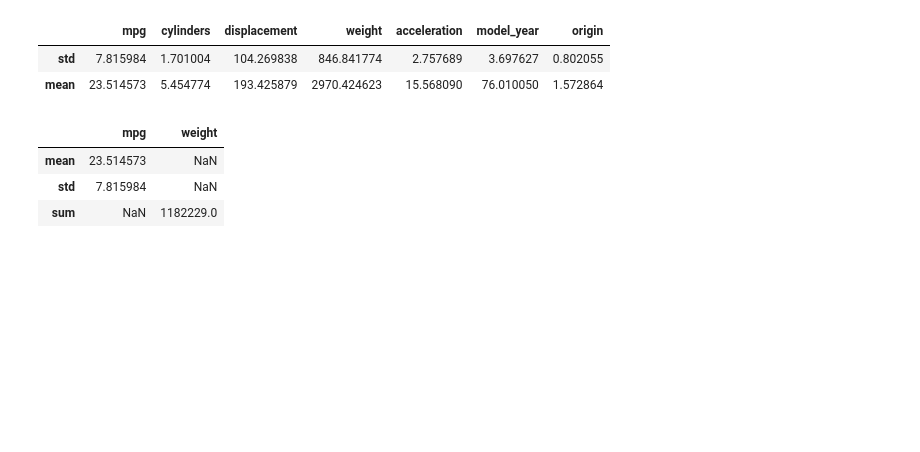
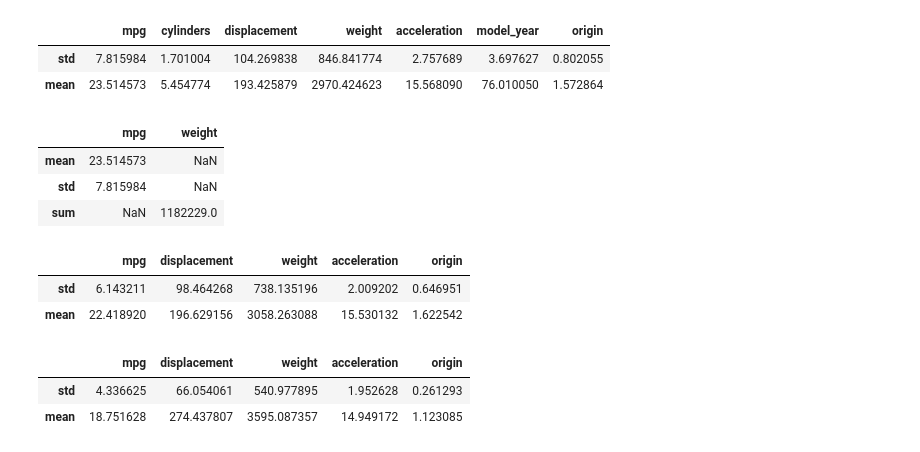
Before and after one commit to Akash-1gif/ml_practice, a Jupyter notebook: pandas/9_exploring_groupby_method.ipynb, the cells around one changed output. Drawn from its saved outputs; the diff is of its cells as text; code cells hidden in the pictures; blank space fills up the shorter version.

```diff
--- a/pandas/9_exploring_groupby_method.ipynb
+++ b/pandas/9_exploring_groupby_method.ipynb
@@ -415,3 +415,15 @@ df.agg({'mpg':['mean','std'],'weight':'sum'})
 | mean | 23.514573 | NaN |
 | std | 7.815984 | NaN |
 | sum | NaN | 1182229.0 |
+# %%
+df1.agg(['std','mean'])
+# %% [output]
+|  | mpg | displacement | weight | acceleration | origin |
+| std | 6.143211 | 98.464268 | 738.135196 | 2.009202 | 0.646951 |
+| mean | 22.418920 | 196.629156 | 3058.263088 | 15.530132 | 1.622542 |
+# %%
+dfy.agg(['std','mean'])
+# %% [output]
+|  | mpg | displacement | weight | acceleration | origin |
+| std | 4.336625 | 66.054061 | 540.977895 | 1.952628 | 0.261293 |
+| mean | 18.751628 | 274.437807 | 3595.087357 | 14.949172 | 1.123085 |
```
